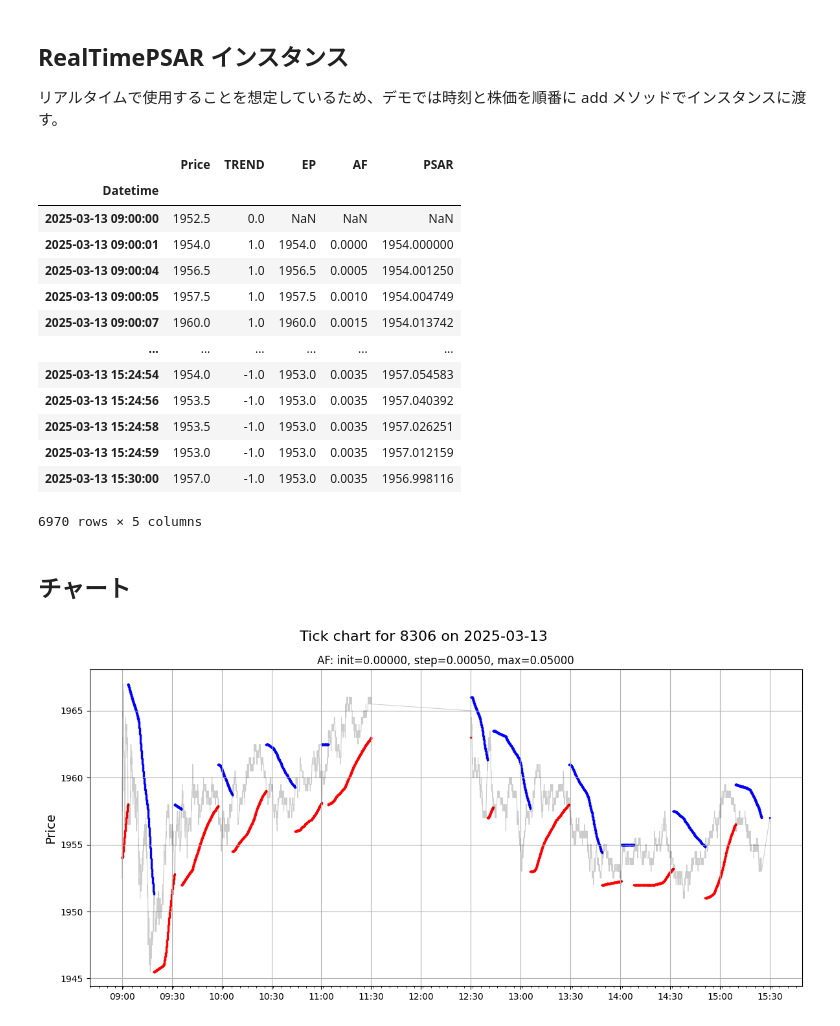
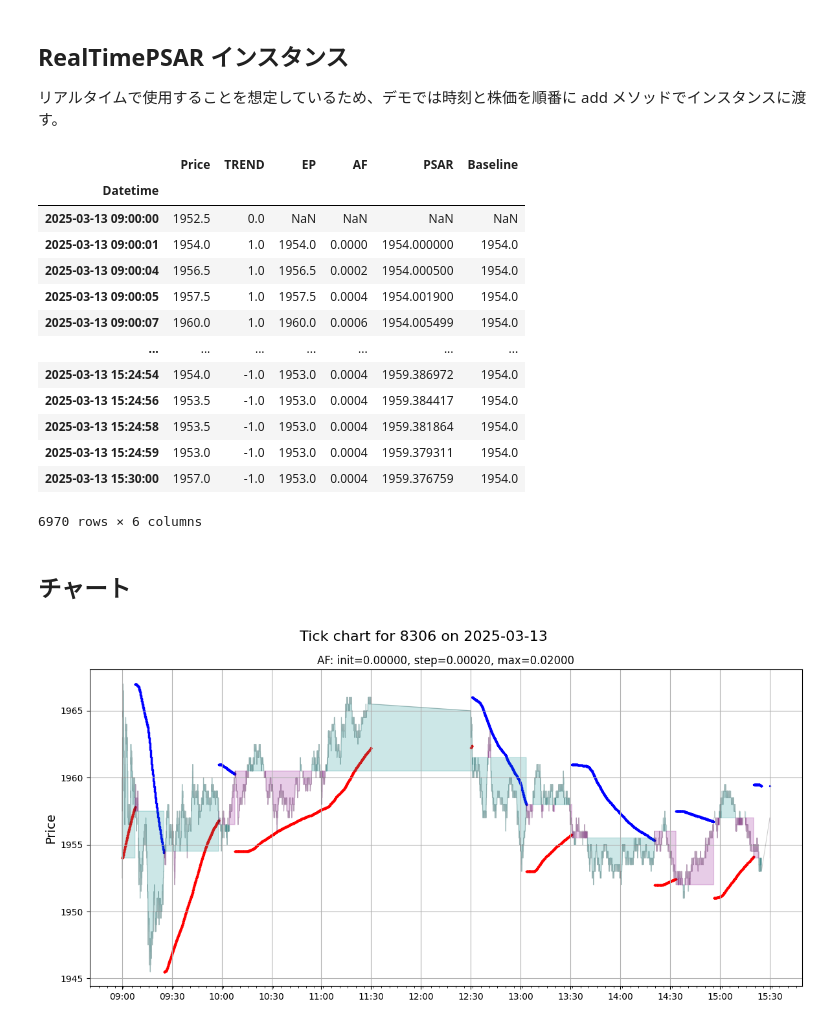
Before and after one commit to bitwalk123/day_trade_simulator, a Jupyter notebook: jupyter/example_rtpsar.ipynb, the cells around one changed output. Drawn from its saved outputs; the diff is of its cells as text; code cells hidden in the pictures.

```diff
--- a/jupyter/example_rtpsar.ipynb
+++ b/jupyter/example_rtpsar.ipynb
@@ -82,8 +82,8 @@ df
 リアルタイムで使用することを想定しているため、デモでは時刻と株価を順番に add メソッドでインスタンスに渡す。
 # %%
 af_init=0.0000
-af_step=0.0005
-af_max=0.05
+af_step=0.0002
+af_max=0.02
 psar = RealTimePSAR(af_init, af_step, af_max)
 
 for r in range(len(df)):
@@ -94,49 +94,66 @@ for r in range(len(df)):
 df_psar = psar.getPSAR()
 df_psar
 # %% [output]
-|  | Price | TREND | EP | AF | PSAR |
-| Datetime |  |  |  |  |  |
-| 2025-03-13 09:00:00 | 1952.5 | 0.0 | NaN | NaN | NaN |
-| 2025-03-13 09:00:01 | 1954.0 | 1.0 | 1954.0 | 0.0000 | 1954.000000 |
-| 2025-03-13 09:00:04 | 1956.5 | 1.0 | 1956.5 | 0.0005 | 1954.001250 |
-| 2025-03-13 09:00:05 | 1957.5 | 1.0 | 1957.5 | 0.0010 | 1954.004749 |
-| 2025-03-13 09:00:07 | 1960.0 | 1.0 | 1960.0 | 0.0015 | 1954.013742 |
-| ... | ... | ... | ... | ... | ... |
-| 2025-03-13 15:24:54 | 1954.0 | -1.0 | 1953.0 | 0.0035 | 1957.054583 |
-| 2025-03-13 15:24:56 | 1953.5 | -1.0 | 1953.0 | 0.0035 | 1957.040392 |
-| 2025-03-13 15:24:58 | 1953.5 | -1.0 | 1953.0 | 0.0035 | 1957.026251 |
-| 2025-03-13 15:24:59 | 1953.0 | -1.0 | 1953.0 | 0.0035 | 1957.012159 |
-| 2025-03-13 15:30:00 | 1957.0 | -1.0 | 1953.0 | 0.0035 | 1956.998116 |
+|  | Price | TREND | EP | AF | PSAR | Baseline |
+| Datetime |  |  |  |  |  |  |
+| 2025-03-13 09:00:00 | 1952.5 | 0.0 | NaN | NaN | NaN | NaN |
+| 2025-03-13 09:00:01 | 1954.0 | 1.0 | 1954.0 | 0.0000 | 1954.000000 | 1954.0 |
+| 2025-03-13 09:00:04 | 1956.5 | 1.0 | 1956.5 | 0.0002 | 1954.000500 | 1954.0 |
+| 2025-03-13 09:00:05 | 1957.5 | 1.0 | 1957.5 | 0.0004 | 1954.001900 | 1954.0 |
+| 2025-03-13 09:00:07 | 1960.0 | 1.0 | 1960.0 | 0.0006 | 1954.005499 | 1954.0 |
+| ... | ... | ... | ... | ... | ... | ... |
+| 2025-03-13 15:24:54 | 1954.0 | -1.0 | 1953.0 | 0.0004 | 1959.386972 | 1954.0 |
+| 2025-03-13 15:24:56 | 1953.5 | -1.0 | 1953.0 | 0.0004 | 1959.384417 | 1954.0 |
+| 2025-03-13 15:24:58 | 1953.5 | -1.0 | 1953.0 | 0.0004 | 1959.381864 | 1954.0 |
+| 2025-03-13 15:24:59 | 1953.0 | -1.0 | 1953.0 | 0.0004 | 1959.379311 | 1954.0 |
+| 2025-03-13 15:30:00 | 1957.0 | -1.0 | 1953.0 | 0.0004 | 1959.376759 | 1954.0 |
-6970 rows × 5 columns
+6970 rows × 6 columns
 # %% [markdown]
 ## チャート
 # %%
 fig, ax = plt.subplots(figsize=(12, 6))
 
 # Tick
 ax.plot(df_psar['Price'], linewidth=0.75, color='black', alpha=0.2)
 
 # PSAR bear - Downward trend
 df_bear = df_psar[df_psar['TREND'] < 0]
 ax.scatter(x=df_bear.index, y=df_bear['PSAR'], color='blue', s=2)
 
 # PSAR bull - Upward trend
 df_bull = df_psar[df_psar['TREND'] > 0]
 ax.scatter(x=df_bull.index, y=df_bull['PSAR'], color='red', s=2)
+
+# Price vs. Baseline
+color_gain = '#088'
+color_loss = '#808'
+df_psar_bear = df_psar[df_psar['TREND'] < 0]
+x = df_psar_bear.index
+y1 = df_psar_bear['Price']
+y2 = df_psar_bear['Baseline']
+ax.fill_between(x, y1, y2, where=(y1 < y2), color=color_gain, alpha=0.2)
+ax.fill_between(x, y1, y2, where=(y1 > y2), color=color_loss, alpha=0.2)
+
+df_psar_bull = df_psar[df_psar['TREND'] > 0]
+x = df_psar_bull.index
+y1 = df_psar_bull['Price']
+y2 = df_psar_bull['Baseline']
+ax.fill_between(x, y1, y2, where=(y1 > y2), color=color_gain, alpha=0.2)
+ax.fill_between(x, y1, y2, where=(y1 < y2), color=color_loss, alpha=0.2)
 
 tick_position, tick_labels = get_major_xticks(df)
 ax.set_xticks(ticks=tick_position, labels=tick_labels,)
 ax.xaxis.set_minor_locator(mdates.MinuteLocator(interval=5))
 ax.xaxis.set_major_formatter(mdates.DateFormatter('%H:%M'))
 ax.set_ylabel('Price', fontsize=14)
 ax.grid()
 
 ax.set_title('AF: init=%.5f, step=%.5f, max=%.5f' % (af_init, af_step, af_max))
 suptitle = 'Tick chart for %s on %s' % (code, dateFmt)
 plt.suptitle(suptitle, fontsize=16)
 
 plt.tight_layout()
 plt.savefig('screenshots/tick_chart_%s_%s.png' % (code, dateFmt))
 plt.show()
 # %% [output]
-[figure, old version]
+[figure, new version]
```
Also changed, not shown: 1 other file.
